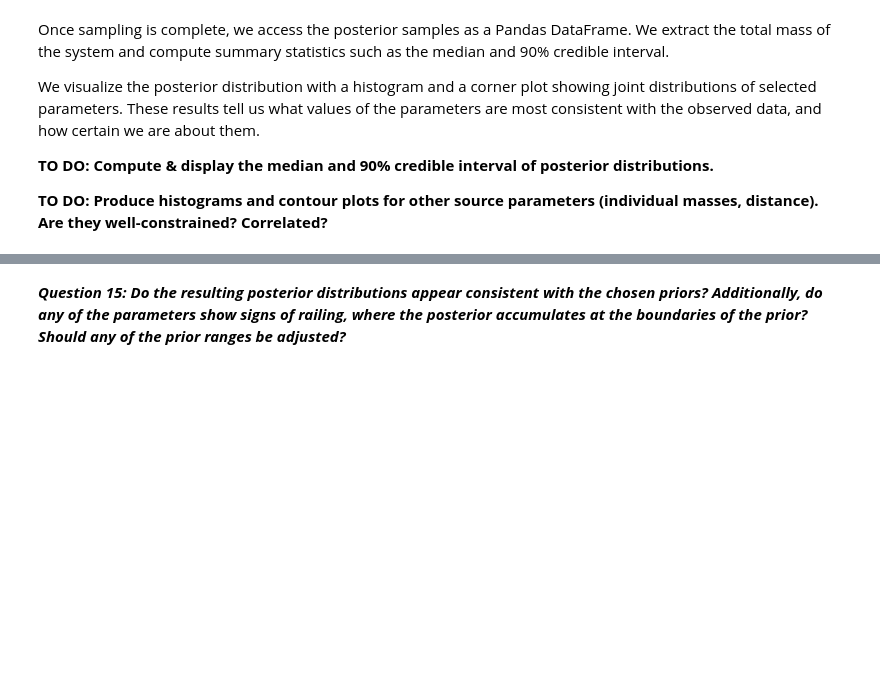
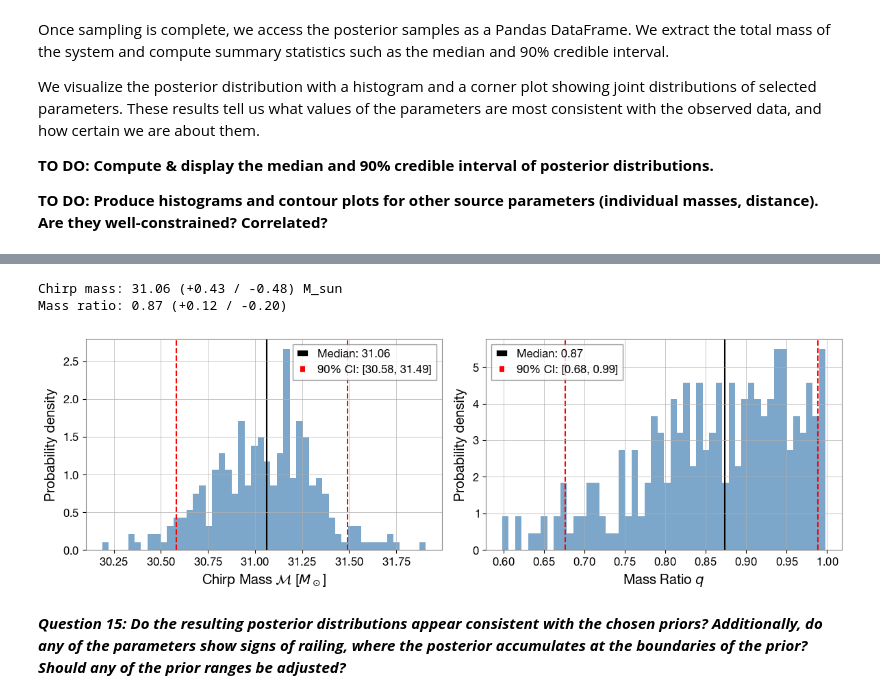
Before and after one commit to lea-y01/GWs_projects, a Jupyter notebook: Data_Analysis/ExampleNotebook_DataAnalysis.ipynb, the cells around one changed output, grey strips where cells are left out. Cells and saved outputs as stored; diff of their text form; code cells hidden in the pictures; blank space fills up the shorter version.

```diff
--- a/Data_Analysis/ExampleNotebook_DataAnalysis.ipynb
+++ b/Data_Analysis/ExampleNotebook_DataAnalysis.ipynb
@@ -652,13 +672,15 @@ print("The GPS time of GW150914:", gps)
 
 sampling_frequency = 4096 # (s)
 duration = 4.0
-analysis_start = # in GPS time
+analysis_start = int(gps) - 2
+analysis_end = int(gps) + 2
 
 # Use gwpy to fetch the open data for the Hanford and Livingston detectors.
 # Set cache=True for faster loading if you run the notebook multiple times.
-H1_analysis_data = #
-
-L1_analysis_data = #
+H1_analysis_data = TimeSeries.fetch_open_data('H1', analysis_start, analysis_end,
+                                              sample_rate = sampling_frequency, cache=True)
+L1_analysis_data = TimeSeries.fetch_open_data('L1', analysis_start, analysis_end,
+                                              sample_rate = sampling_frequency, cache=True)
 # %%
 # Let's visualise the stretch of data we will be analysing
 
@@ -820,10 +852,10 @@ from bilby.gw.conversion import convert_to_lal_binary_black_hole_parameters, gen
 
 prior = bilby.core.prior.PriorDict()
 prior = bilby.core.prior.PriorDict()
-# prior['chirp_mass'] = Uniform(name='chirp_mass', minimum=###, maximum=###)  # <-- FILL IN
-# prior['mass_ratio'] = Uniform(name='mass_ratio', minimum=###, maximum=###)  # <-- FILL IN
+prior['chirp_mass'] = Uniform(name='chirp_mass', minimum=10, maximum=50)
+prior['mass_ratio'] = Uniform(name='mass_ratio', minimum=0.125, maximum=1)
 prior['phase'] = Uniform(name="phase", minimum=0, maximum=2*np.pi)
-# prior['geocent_time'] = Uniform(name="geocent_time", minimum=gps-0.1, maximum=gps+0.1)
+prior['geocent_time'] = Uniform(name="geocent_time", minimum=gps-0.1, maximum=gps+0.1)
 prior['a_1'] =  0.0
 prior['a_2'] =  0.0
 prior['tilt_1'] =  0.0
@@ -915,3 +964,59 @@ upper_bound = ### YOUR CODE HERE
+# %%
+# Compute the 90% credible interval and the median of the distribution for the chirp mass and mass ratio.
+
+# Use np.quantile to get 5%, 50%, 95% intervals
+Mchirp = result_short.posterior["chirp_mass"].values
+q = result_short.posterior["mass_ratio"].values
+
+# Use np.quantile to get 5%, 50%, 95% intervals
+Mchirp = result_short.posterior["chirp_mass"].values
+q = result_short.posterior["mass_ratio"].values
+
+# Calculate the 5%, 50%, 95% quantiles
+
+# Mchirp
+lower_bound_Mchirp = np.quantile(Mchirp, 0.05)
+median_Mchirp = np.quantile(Mchirp, 0.50)
+upper_bound_Mchirp = np.quantile(Mchirp, 0.95)
+# q
+lower_bound_q = np.quantile(q, 0.05)
+median_q = np.quantile(q, 0.50)
+upper_bound_q = np.quantile(q, 0.95)
+
+
+# Plot your histogram of the total mass distribution and indicate the credible intervals on the plot.
+### YOUR CODE HERE
+
+print(f"Chirp mass: {median_Mchirp:.2f} (+{upper_bound_Mchirp - median_Mchirp:.2f} / -{median_Mchirp - lower_bound_Mchirp:.2f}) M_sun")
+print(f"Mass ratio: {median_q:.2f} (+{upper_bound_q - median_q:.2f} / -{median_q - lower_bound_q:.2f})")
+
+# Plot histograms
+fig, axes = plt.subplots(1, 2, figsize=(12, 4))
+
+axes[0].hist(Mchirp, bins=50, density=True, color='steelblue', alpha=0.7)
+axes[0].axvline(median_Mchirp, color='k', linestyle='-', label=f'Median: {median_Mchirp:.2f}')
+axes[0].axvline(lower_bound_Mchirp, color='r', linestyle='--', label=f'90% CI: [{lower_bound_Mchirp:.2f}, {upper_bound_Mchirp:.2f}]')
+axes[0].axvline(upper_bound_Mchirp, color='r', linestyle='--')
+axes[0].set_xlabel(r'Chirp Mass $\mathcal{M}$ [$M_\odot$]')
+axes[0].set_ylabel('Probability density')
+axes[0].legend()
+
+axes[1].hist(q, bins=50, density=True, color='steelblue', alpha=0.7)
+axes[1].axvline(median_q, color='k', linestyle='-', label=f'Median: {median_q:.2f}')
+axes[1].axvline(lower_bound_q, color='r', linestyle='--', label=f'90% CI: [{lower_bound_q:.2f}, {upper_bound_q:.2f}]')
+axes[1].axvline(upper_bound_q, color='r', linestyle='--')
+axes[1].set_xlabel(r'Mass Ratio $q$')
+axes[1].set_ylabel('Probability density')
+axes[1].legend()
+
+
+
+plt.tight_layout()
+plt.show()
+# %% [output]
+Chirp mass: 31.06 (+0.43 / -0.48) M_sun
+Mass ratio: 0.87 (+0.12 / -0.20)
+[figure, added]
 # %% [markdown]
 ***Question 15: Do the resulting posterior distributions appear consistent with the chosen priors? Additionally, do any of the parameters show signs of railing, where the posterior accumulates at the boundaries of the prior? Should any of the prior ranges be adjusted?***
 # %%
```
Also changed, not shown: parts of 10 cells of this notebook, 50 other files.
